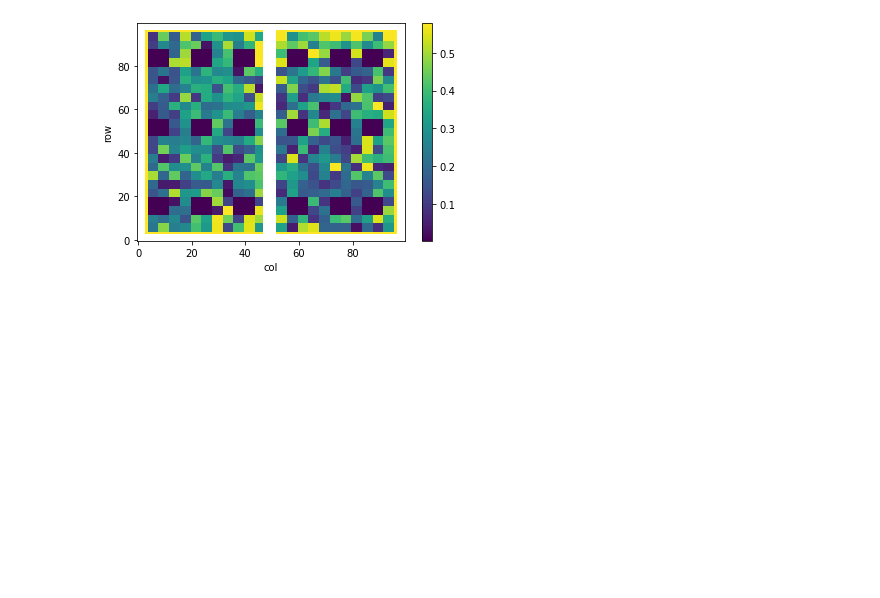
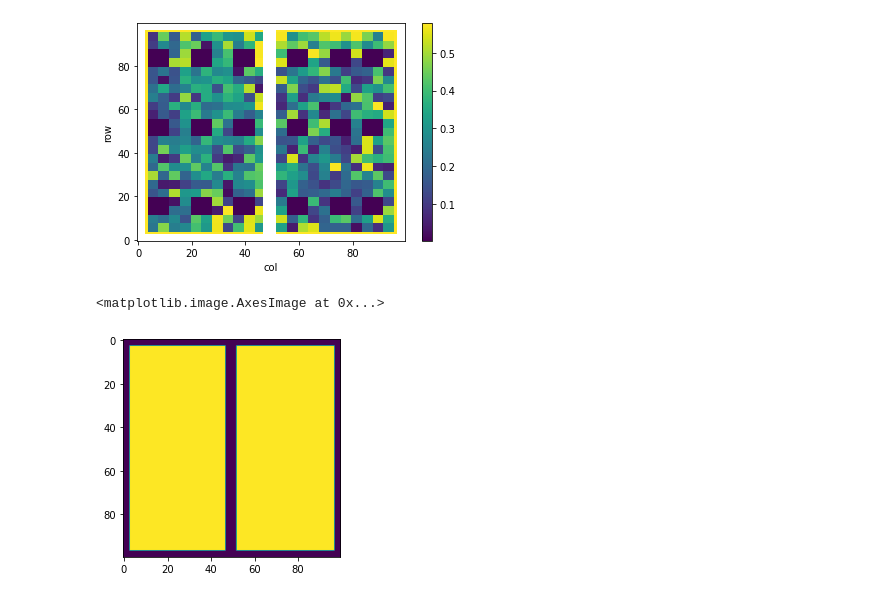
Before and after one commit to joe-fennell/spatial-scaling-challenge, a Jupyter notebook: 1_Empirical.ipynb, the cells around one changed output. Drawn from its saved outputs; the diff is of its cells as text; code cells hidden in the pictures; blank space fills up the shorter version.

Commit message:
updated results script

```diff
--- a/1_Empirical.ipynb
+++ b/1_Empirical.ipynb
@@ -482,3 +489,18 @@ prediction_npq_SE.plot()
 # %% [output]
 <matplotlib.collections.QuadMesh at 0x...>
 [figure]
+# %%
+def to_result_array(x):
+    # transpose
+    x = x.transpose('row', 'col', ...)
+    # fillna with -999
+    x = x.fillna(-999)
+    try:
+        return x.values[:,:, 0]
+    except IndexError:
+        return x.values
+# %%
+plt.imshow(to_result_array(prediction_npq))
+# %% [output]
+<matplotlib.image.AxesImage at 0x...>
+[figure, added]
```
Also changed, not shown: parts of 5 cells of this notebook, 2 other files.
